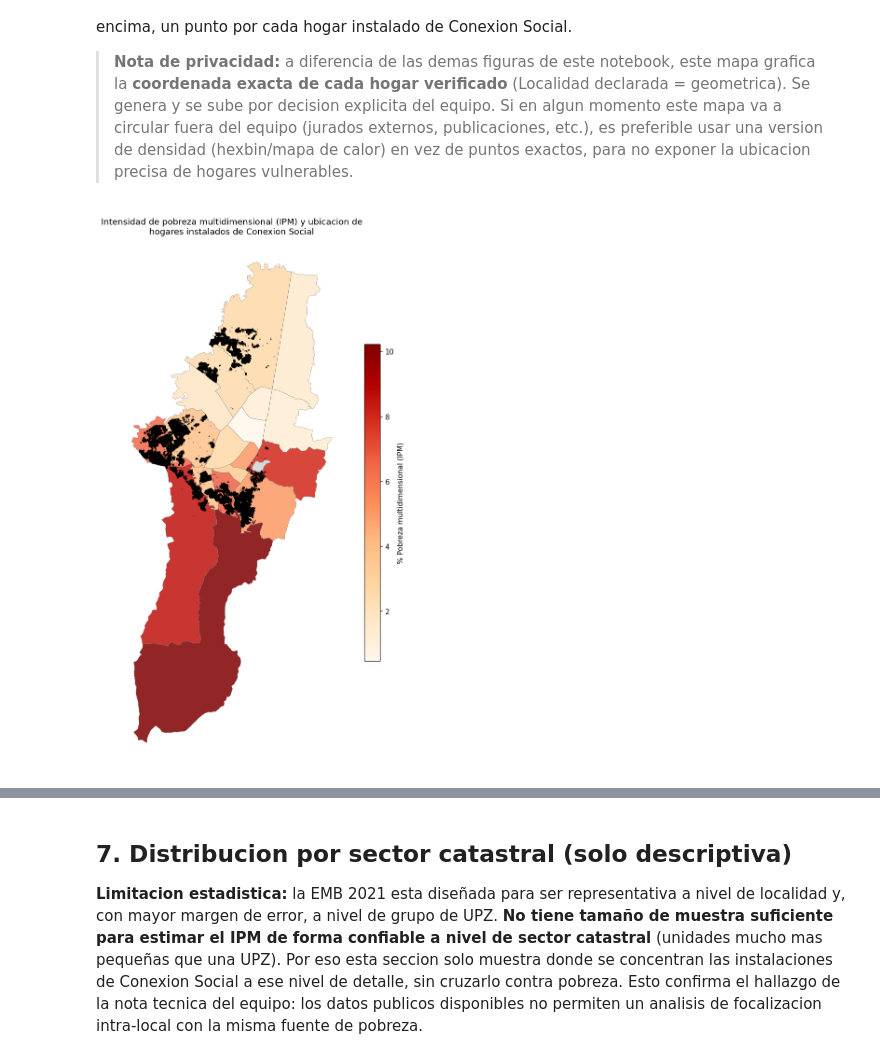
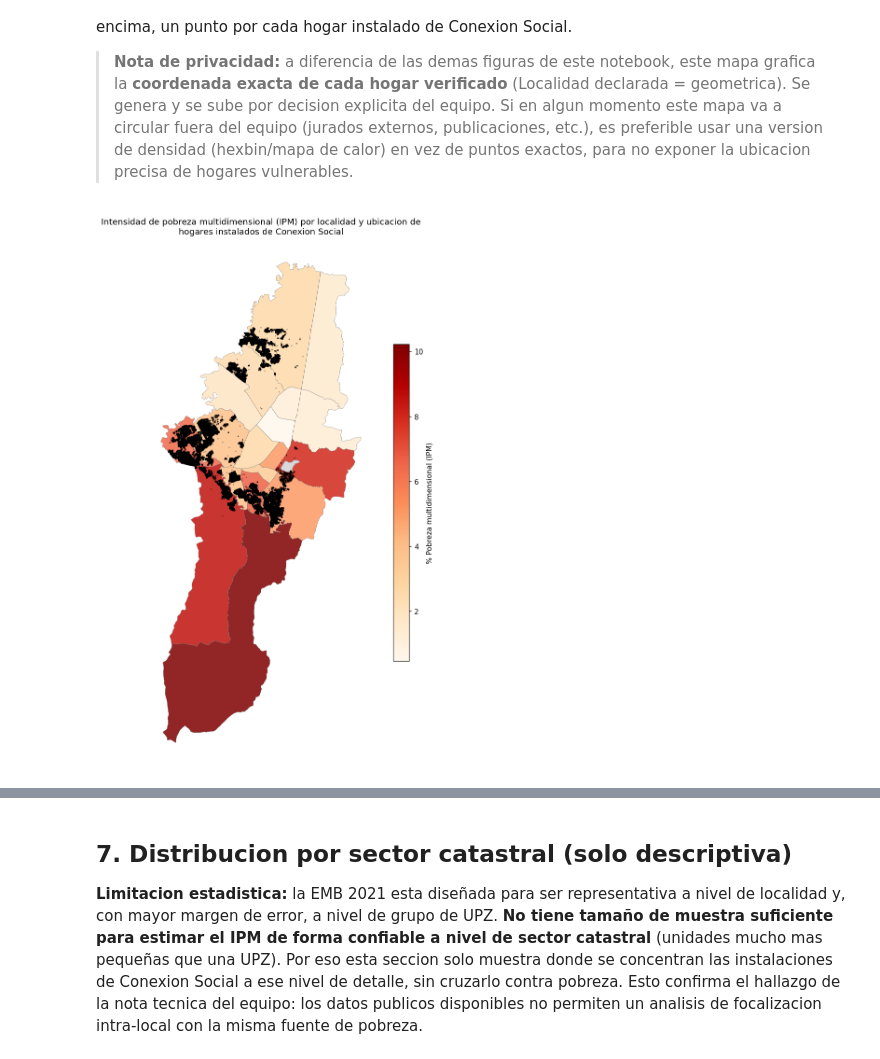
Before and after one commit to jestupinan5/DataJam---Conexi-n-Social-Integraci-n-Social, a Jupyter notebook: notebooks/01_analisis_espacial_conexion_social.ipynb, the cells around one changed output, grey strips where cells are left out. Drawn from its saved outputs; the diff is of its cells as text; code cells hidden in the pictures.

```diff
--- a/notebooks/01_analisis_espacial_conexion_social.ipynb
+++ b/notebooks/01_analisis_espacial_conexion_social.ipynb
@@ -633,17 +679,17 @@ localidad) y, encima, un punto por cada hogar instalado de Conexion Social.
 # %%
 fig, ax = plt.subplots(figsize=(9, 11))
 
 mapa_localidad.plot(column="pct_pobreza_ipm", cmap="OrRd", legend=True, ax=ax,
                      edgecolor="grey", linewidth=0.4, alpha=0.85,
                      missing_kwds={"color": "lightgrey"},
                      legend_kwds={"label": "% Pobreza multidimensional (IPM)", "shrink": 0.6})
 
 gdf_cs_verificados.plot(ax=ax, markersize=3, color="black", alpha=0.35, linewidth=0)
 
-ax.set_title("Intensidad de pobreza multidimensional (IPM) y ubicacion de\nhogares instalados de Conexion Social")
+ax.set_title("Intensidad de pobreza multidimensional (IPM) por localidad y ubicacion de\nhogares instalados de Conexion Social")
 ax.axis("off")
 fig.tight_layout()
 fig.savefig(OUT_FIGS / "mapa_ipm_con_hogares_cs.png", dpi=150)
 plt.show()
 # %% [output]
-[figure, old version]
+[figure, new version]
```
Also changed, not shown: parts of 16 cells of this notebook, 10 other files.
